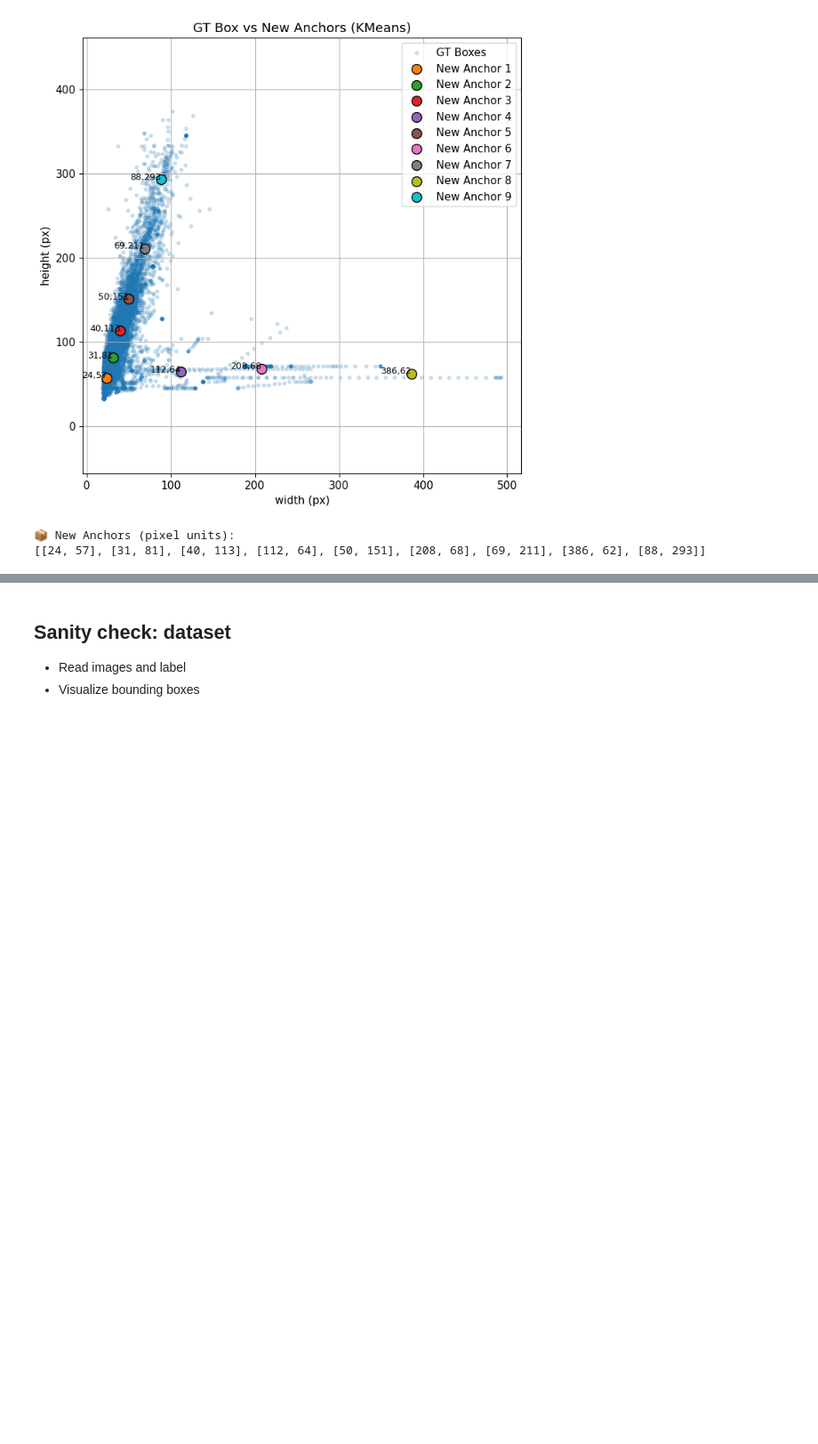
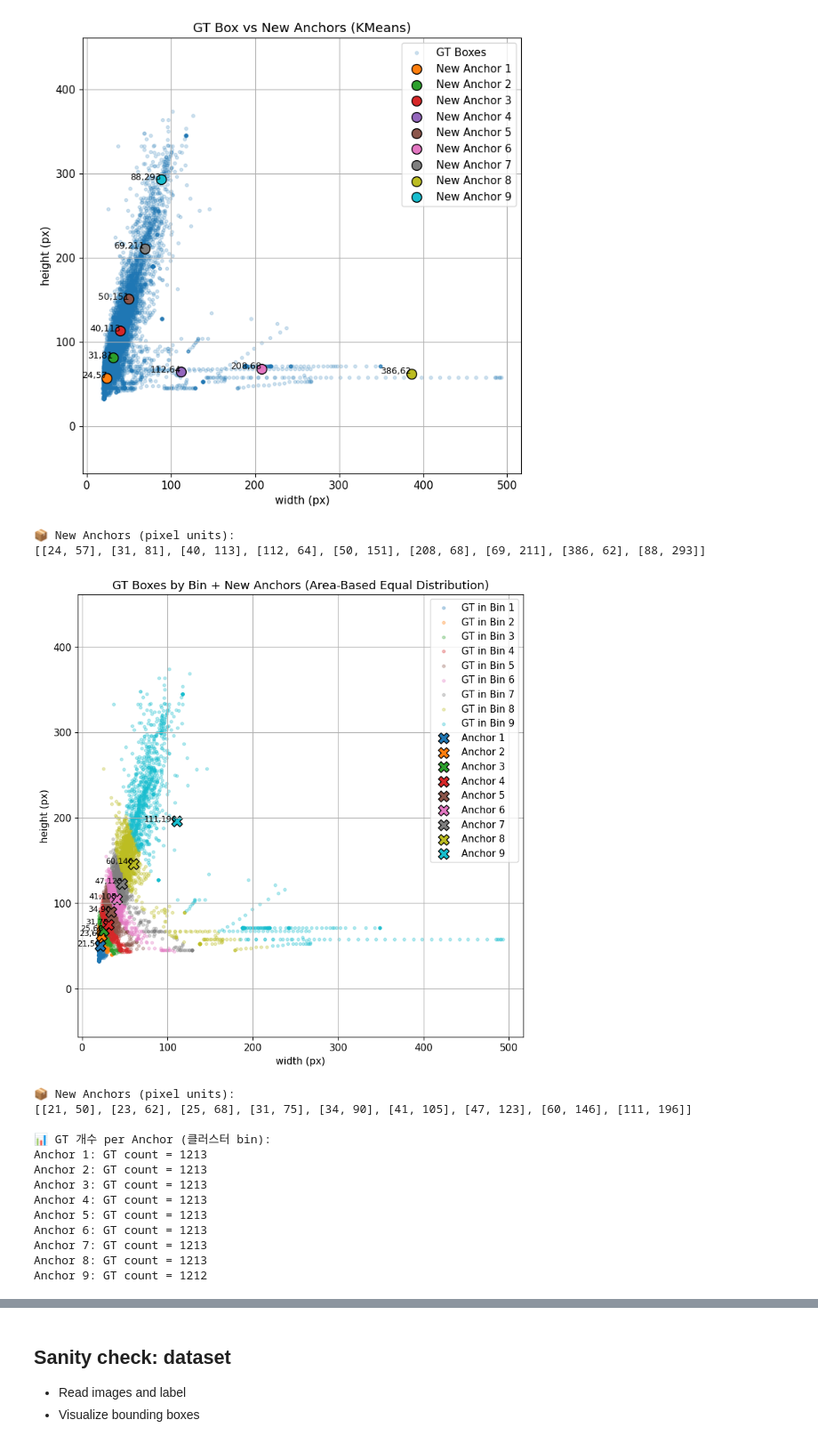
Before and after one commit to jihosung/AUE8088, a Jupyter notebook: debug_kaist.ipynb, the cells around one changed output, grey strips where cells are left out. Shown at 89% size. Saved outputs shown, nothing was run; the diff lists cells and outputs as text; code cells hidden in the pictures; blank space fills up the shorter version.

Commit message:
change anchor with same cluster N

```diff
--- a/debug_kaist.ipynb
+++ b/debug_kaist.ipynb
@@ -180,3 +183,67 @@ print(new_anchors.tolist())
 [figure]
 📦 New Anchors (pixel units):
 [[24, 57], [31, 81], [40, 113], [112, 64], [50, 151], [208, 68], [69, 211], [386, 62], [88, 293]]
+# %%
+# kmeans에서 각 클러스터별 GT 개수가 동일하도록 수정한 코드
+import numpy as np
+import matplotlib.pyplot as plt
+
+# 1. GT 박스 준비
+boxes = np.stack([gt_widths_pixel, gt_heights_pixel], axis=1)
+boxes = boxes[(boxes >= 2).all(axis=1)]  # 너무 작은 박스 제거
+
+# 2. 면적 기준 정렬 후 균등 분할
+areas = boxes[:, 0] * boxes[:, 1]
+sorted_indices = np.argsort(areas)
+sorted_boxes = boxes[sorted_indices]
+
+# 3. 균등하게 9개 bin으로 나누기
+k = 9
+bins = np.array_split(sorted_boxes, k)
+
+# 4. 각 bin의 평균을 anchor로 사용
+new_anchors = np.array([np.mean(b, axis=0) for b in bins])
+new_anchors = np.round(new_anchors).astype(int)
+new_anchors = new_anchors[np.argsort(new_anchors.prod(axis=1))]  # 면적 기준 정렬
+
+# 5. 시각화 (클러스터 색상 구분)
+plt.figure(figsize=(9, 9))
+colors = plt.cm.get_cmap('tab10', k)
+
+for i, b in enumerate(bins):
+    plt.scatter(b[:, 0], b[:, 1], color=colors(i), alpha=0.3, s=10, label=f'GT in Bin {i+1}')
+
+for i, (w, h) in enumerate(new_anchors):
+    plt.scatter(w, h, s=150, edgecolors='black', color=colors(i), label=f"Anchor {i+1}", marker='X')
+    plt.text(w, h, f"{w},{h}", fontsize=9, ha='right', color='black')
+
+plt.xlabel("width (px)")
+plt.ylabel("height (px)")
+plt.title("GT Boxes by Bin + New Anchors (Area-Based Equal Distribution)")
+plt.grid(True)
+plt.legend()
+plt.axis("equal")
+plt.show()
+
+# 6. 출력 결과
+print("📦 New Anchors (pixel units):")
+print(new_anchors.tolist())
+
+print("\n📊 GT 개수 per Anchor (클러스터 bin):")
+for i, b in enumerate(bins):
+    print(f"Anchor {i+1}: GT count = {len(b)}")
+# %% [output]
+[figure, added]
+📦 New Anchors (pixel units):
+[[21, 50], [23, 62], [25, 68], [31, 75], [34, 90], [41, 105], [47, 123], [60, 146], [111, 196]]
+
+📊 GT 개수 per Anchor (클러스터 bin):
+Anchor 1: GT count = 1213
+Anchor 2: GT count = 1213
+Anchor 3: GT count = 1213
+Anchor 4: GT count = 1213
+Anchor 5: GT count = 1213
+Anchor 6: GT count = 1213
+Anchor 7: GT count = 1213
+Anchor 8: GT count = 1213
+Anchor 9: GT count = 1212
```
Also changed, not shown: parts of 5 cells of this notebook, 1 other file.
